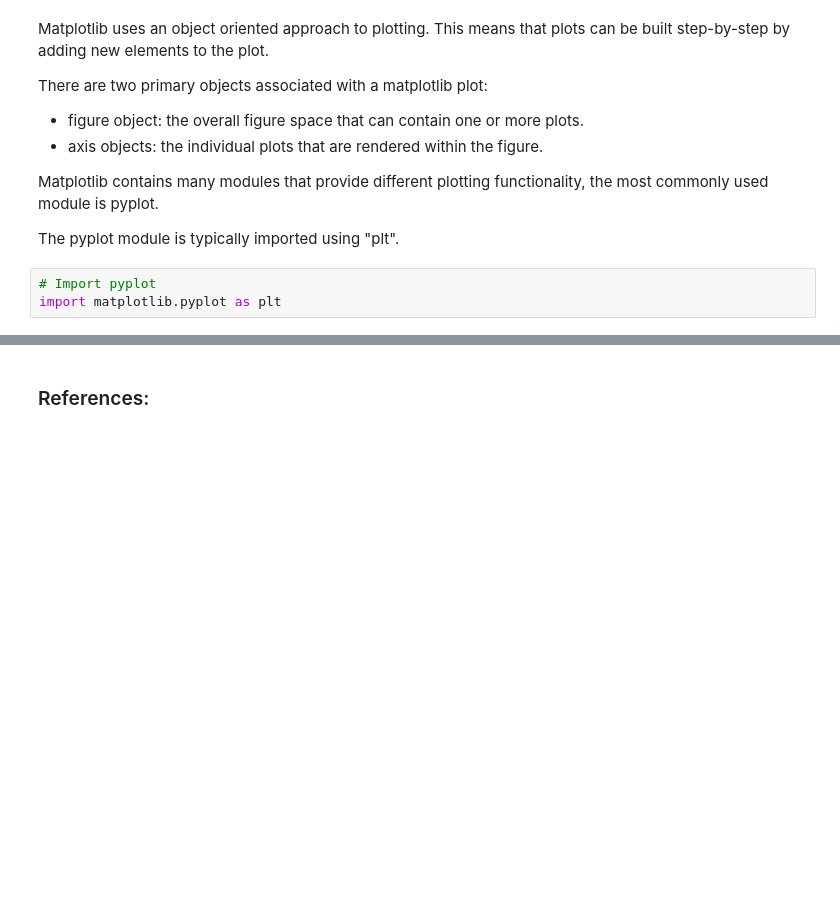
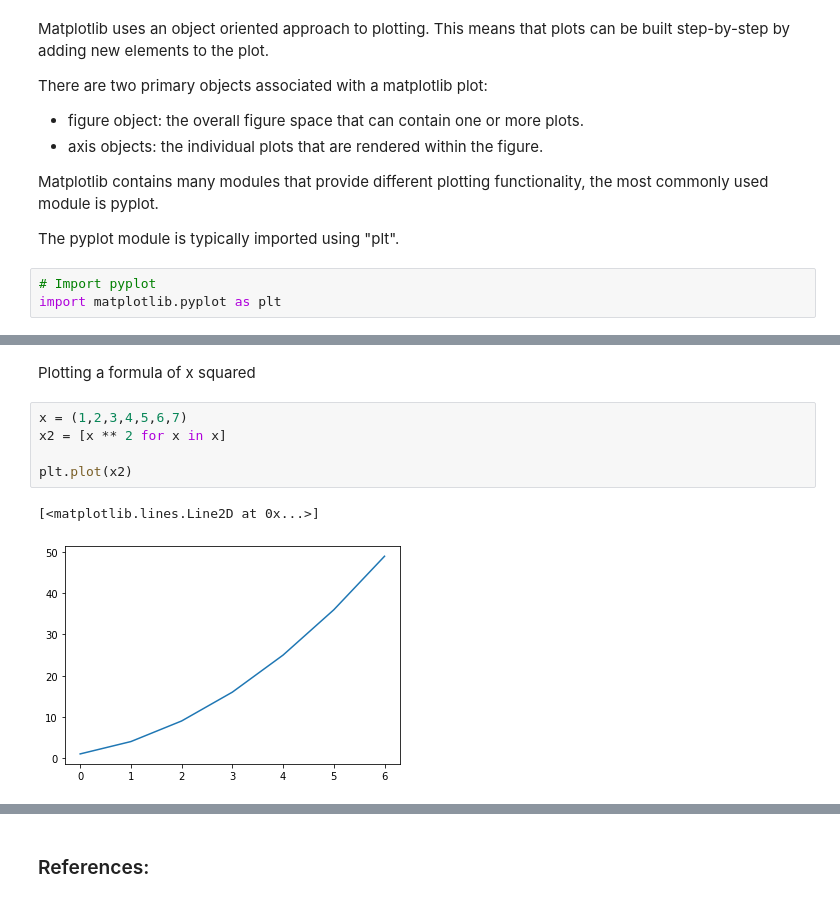
Before and after one commit to ShanePAustin/fundamentals-of-data-analysis, a Jupyter notebook: pyplot.ipynb, the cells around one changed output, grey strips where cells are left out. Drawn from its saved outputs; the diff is of its cells as text; blank space fills up the shorter version.

```diff
--- a/pyplot.ipynb
+++ b/pyplot.ipynb
@@ -34,0 +56,10 @@ import matplotlib.pyplot as plt
+# %% [markdown]
+Plotting a formula of x squared
+# %%
+x = (1,2,3,4,5,6,7)
+x2 = [x ** 2 for x in x]
+
+plt.plot(x2)
+# %% [output]
+[<matplotlib.lines.Line2D at 0x...>]
+[figure, added]
```
Also changed, not shown: parts of 10 cells of this notebook.
